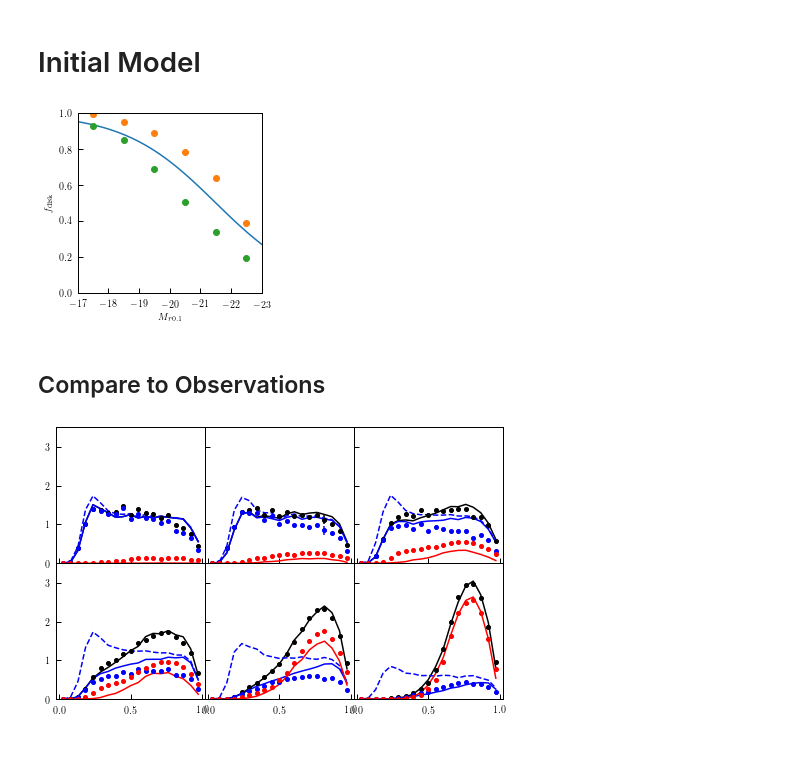
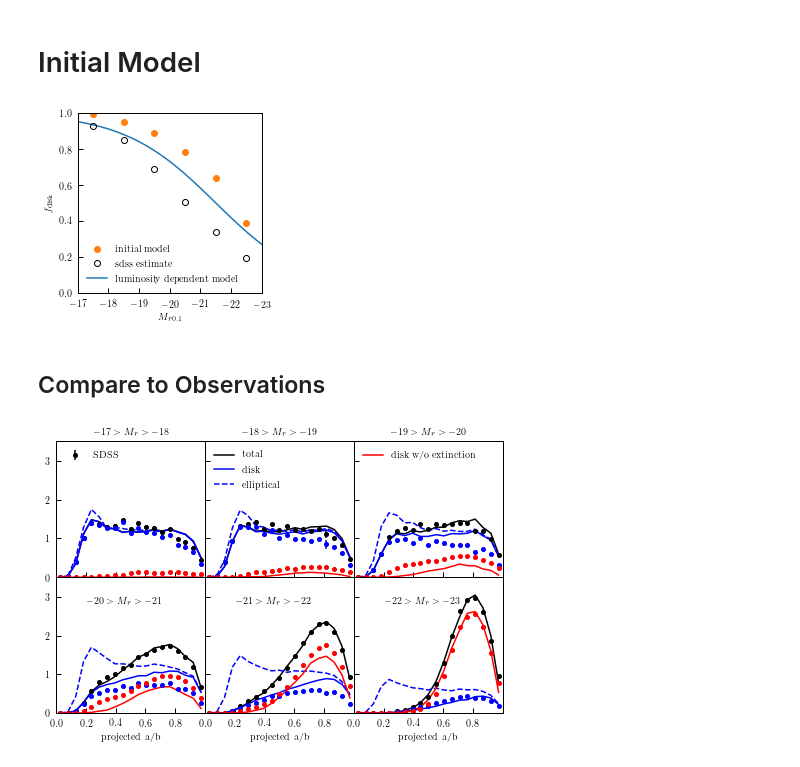
Before and after one commit to duncandc/galaxy_shapes, a Jupyter notebook: model_fitting/fit_1/notebooks/initial_model.ipynb, the cells around one changed output. Saved outputs shown, nothing was run; the diff lists cells and outputs as text; code cells hidden in the pictures.

```diff
--- a/model_fitting/fit_1/notebooks/initial_model.ipynb
+++ b/model_fitting/fit_1/notebooks/initial_model.ipynb
@@ -28,17 +31,19 @@ f_disk = [params[0]['theta0'][8],params[1]['theta0'][8],
           params[4]['theta0'][8],params[5]['theta0'][8]]
 
 plt.figure(figsize=(3.3,3.3))
-plt.plot(x, morpholopgy_model.disk_fraction(x))
-plt.plot(t0['mag'], f_disk, 'o')
-plt.plot(t0['mag'], t0['f_disk'], 'o')
+p1, = plt.plot(x, morpholopgy_model.disk_fraction(x))
+p2, = plt.plot(t0['mag'], f_disk, 'o')
+p3, = plt.plot(t0['mag'], t0['f_disk'],
+               'o', color='black', markerfacecolor="None")
 plt.ylim([0,1])
 plt.xlim([-17,-23])
 plt.ylabel(r'$f_{\rm disk}$')
 plt.xlabel(r'$M_{r0.1}$')
-
+plt.legend([p2,p3,p1],['initial model','sdss estimate','luminosity dependent model'],
+           frameon=False, loc='lower left')
 plt.show()
 # %% [output]
-[figure, old version]
+[figure, new version]
 # %% [markdown]
 ## Compare to Observations
 # %%
@@ -64,15 +69,13 @@ for i in range(0,6):
 
     # plot observational data
     t = Table.read(comparison_fpath+sample+'_all_DEV_shapes.dat', format='ascii')
-    ax.errorbar(t['q'], t['frequency'], t['err'], fmt='o', ms=4, color='black')
+    p1 = ax.errorbar(t['q'], t['frequency'], t['err'], fmt='o', ms=4, color='black')
 
     t = Table.read(comparison_fpath+sample+'_disks_DEV_shapes.dat', format='ascii')
-    ax.errorbar(t['q'], t['frequency']*t0['f_disk'][i], t['err']*t0['f_disk'][i], fmt='o', ms=4, color='blue')
-    #ax.errorbar(t['q'], t['frequency'], t['err'], fmt='o', ms=4, color='blue')
+    p2 = ax.errorbar(t['q'], t['frequency']*t0['f_disk'][i], t['err']*t0['f_disk'][i], fmt='o', ms=4, color='blue')
 
     t = Table.read(comparison_fpath+sample+'_ellipticals_DEV_shapes.dat', format='ascii')
-    ax.errorbar(t['q'], t['frequency']*(1-t0['f_disk'][i]), t['err']*(1-t0['f_disk'][i]), fmt='o', ms=4, color='red')
-    #ax.errorbar(t['q'], t['frequency'], t['err'], fmt='o', ms=4, color='red')
+    p3 = ax.errorbar(t['q'], t['frequency']*(1-t0['f_disk'][i]), t['err']*(1-t0['f_disk'][i]), fmt='o', ms=4, color='red')
 
     # make mock
     theta = params[i]['theta0']
@@ -100,35 +103,56 @@ for i in range(0,6):
     mag_key = 'obs_Mag_r'
     mask = (mock[mag_key]<mag_lim[0]) & (mock[mag_key]>(mag_lim[1]))
     mag_key = 'Mag_r'
     mask_0 = (mock[mag_key]<mag_lim[0]) & (mock[mag_key]>(mag_lim[1]))
 
     # mock galaxy shape parameter
     x = mock['galaxy_projected_b_to_a']
     w = mock['weight']
 
     # measure shape distribution
     bins = np.linspace(0,1,20)
     bin_centers = (bins[:-1]+bins[1:])/2.0
 
     # plot total distribution
     counts = np.histogram(x[mask], bins=bins, weights=w[mask])[0]
     n_1 = np.sum(counts)
     counts = 1.0*counts/n_1/np.diff(bins)
-    ax.plot(bin_centers, counts, color='black')
+    l1, = ax.plot(bin_centers, counts, color='black')
 
     counts = np.histogram(x[mask & disks], bins=bins, weights=w[mask & disks])[0]
     n_2 = np.sum(counts)
     counts = 1.0*counts/n_1/np.diff(bins)
-    ax.plot(bin_centers, counts, color='blue')
+    l2, = ax.plot(bin_centers, counts, color='blue')
 
     counts = np.histogram(x[mask_0 & disks], bins=bins, weights=w[mask_0 & disks])[0]
     n_2 = np.sum(counts)
     counts = 1.0*counts/n_1/np.diff(bins)
-    ax.plot(bin_centers, counts, '--', color='blue')
+    l3, = ax.plot(bin_centers, counts, '--', color='blue')
 
     counts = np.histogram(x[mask & ellipticals], bins=bins, weights=w[mask & ellipticals])[0]
     n_3 = np.sum(counts)
     counts = 1.0*counts/n_1/np.diff(bins)
-    ax.plot(bin_centers, counts, color='red')
+    l4, = ax.plot(bin_centers, counts, color='red')
+
+axes[0].set_title(r'$-17>M_r>-18$')
+axes[1].set_title(r'$-18>M_r>-19$')
+axes[2].set_title(r'$-19>M_r>-20$')
+axes[3].text(0.2, 2.8, r'$-20>M_r>-21$')
+axes[3].set_xlabel('projected a/b')
+axes[4].text(0.2, 2.8, r'$-21>M_r>-22$')
+axes[4].set_xlabel('projected a/b')
+axes[5].text(0.2, 2.8, r'$-22>M_r>-23$')
+axes[5].set_xlabel('projected a/b')
+axes[5].set_xticks([0,0.2,0.4,0.6,0.8])
+axes[5].set_xlim([0,1])
+
+axes[0].legend([p1],['SDSS'],
+               frameon=False, loc='upper left')
+axes[1].legend([l1,l2,l3],['total','disk', 'elliptical'],
+               frameon=False, loc='upper left')
+axes[2].legend([l4],['disk w/o extinction'],
+               frameon=False, loc='upper left')
+
+plt.show()
 # %% [output]
-[figure, old version]
+[figure, new version]
```
Also changed, not shown: parts of 1 cell of this notebook, 2 other files.
